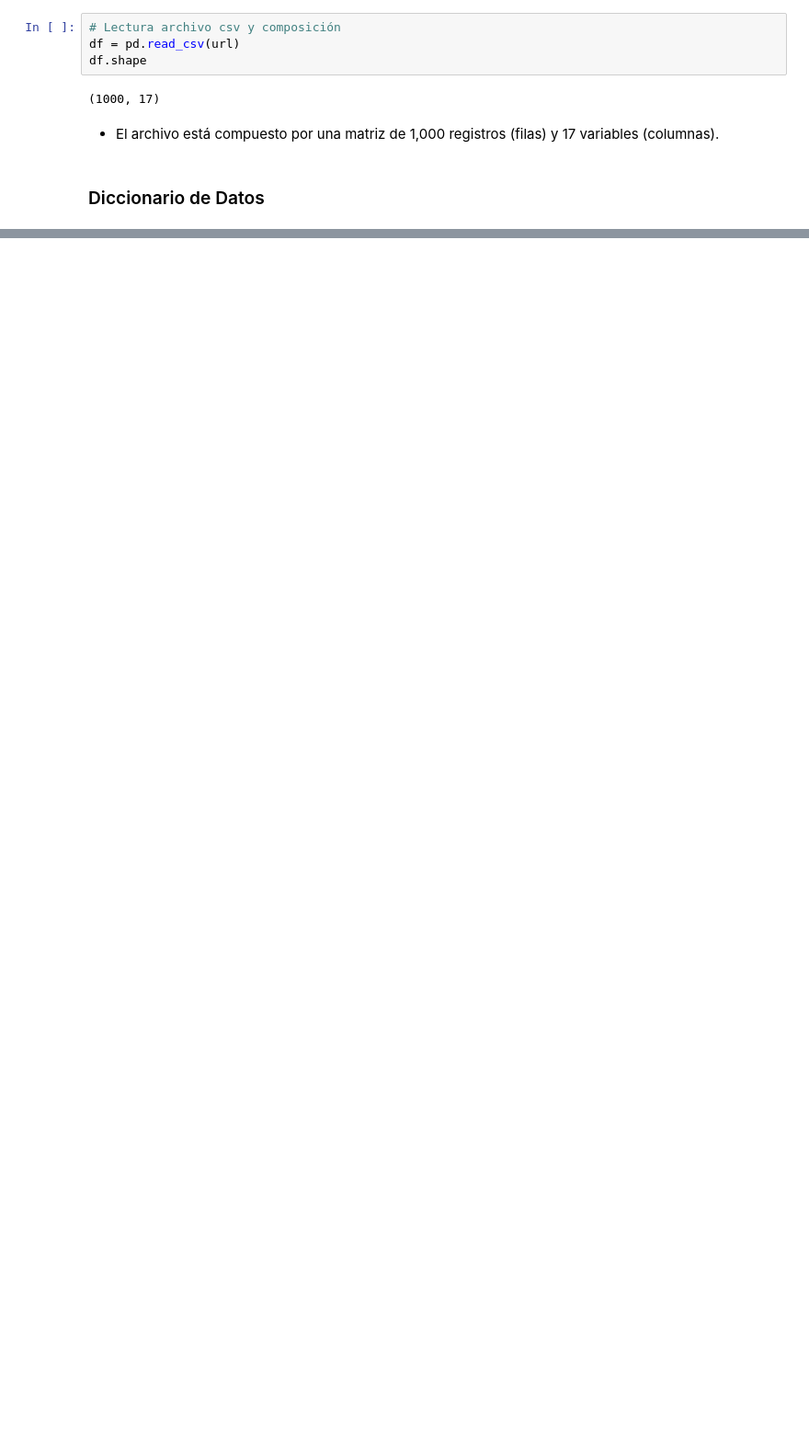
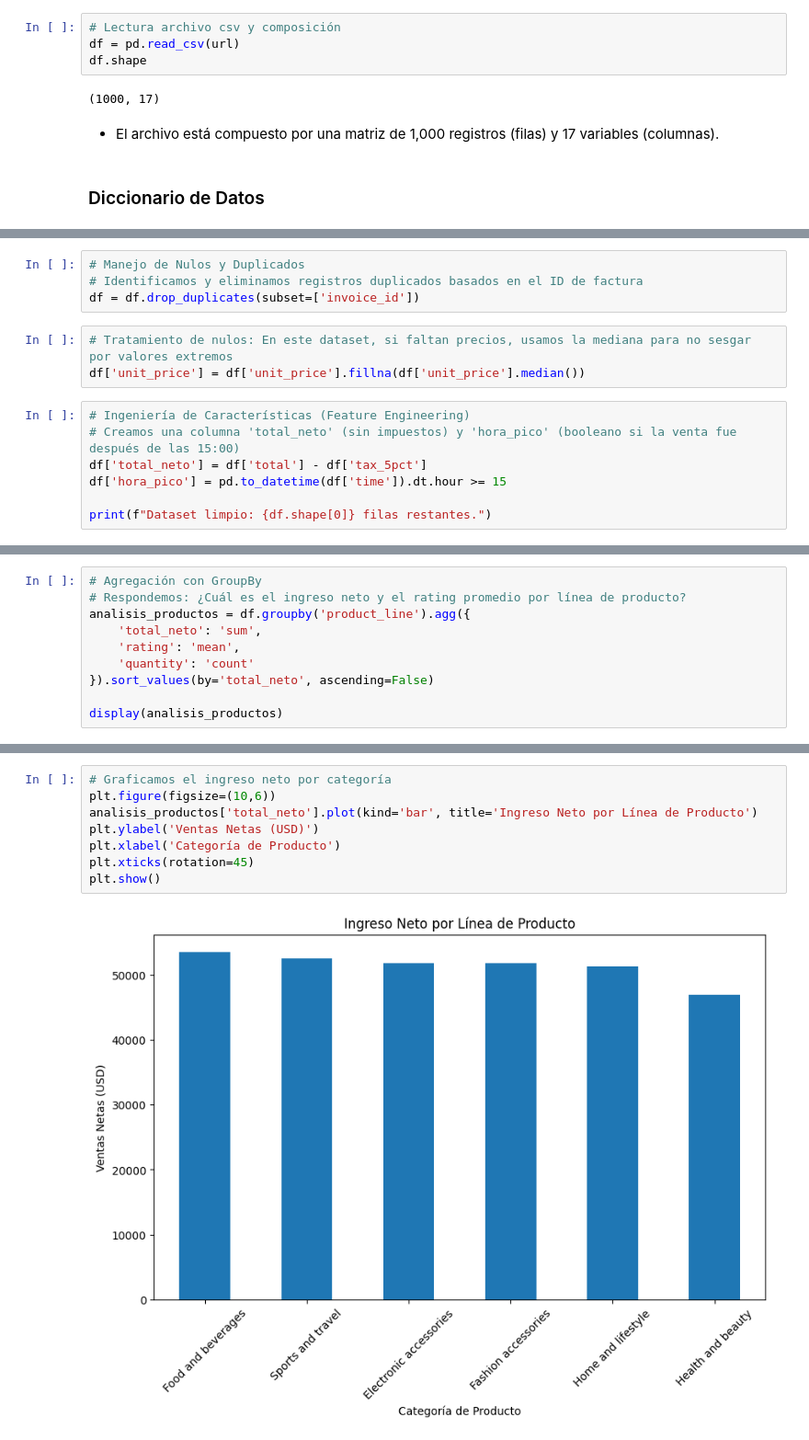
Before and after one commit to DaniGa-Mo/VISUALIZACI-N-Y-AN-LISIS-DE-DATOS-ESTRAT-GICOS-CON-PYTHON, a Jupyter notebook: Daniel_Gallardo_proyecto.ipynb, the cells around one changed output, grey strips where cells are left out. Shown at 92% size. Cells and saved outputs as stored; diff of their text form; blank space fills up the shorter version.

```diff
--- a/Daniel_Gallardo_proyecto.ipynb
+++ b/Daniel_Gallardo_proyecto.ipynb
@@ -147,0 +236,14 @@ display(styled_df)
+# %%
+# Manejo de Nulos y Duplicados
+# Identificamos y eliminamos registros duplicados basados en el ID de factura
+df = df.drop_duplicates(subset=['invoice_id'])
+# %%
+# Tratamiento de nulos: En este dataset, si faltan precios, usamos la mediana para no sesgar por valores extremos
+df['unit_price'] = df['unit_price'].fillna(df['unit_price'].median())
+# %%
+# Ingeniería de Características (Feature Engineering)
+# Creamos una columna 'total_neto' (sin impuestos) y 'hora_pico' (booleano si la venta fue después de las 15:00)
+df['total_neto'] = df['total'] - df['tax_5pct']
+df['hora_pico'] = pd.to_datetime(df['time']).dt.hour >= 15
+
+print(f"Dataset limpio: {df.shape[0]} filas restantes.")
@@ -147,0 +285,10 @@ display(styled_df)
+# %%
+# Agregación con GroupBy
+# Respondemos: ¿Cuál es el ingreso neto y el rating promedio por línea de producto?
+analisis_productos = df.groupby('product_line').agg({
+    'total_neto': 'sum',
+    'rating': 'mean',
+    'quantity': 'count'
+}).sort_values(by='total_neto', ascending=False)
+
+display(analisis_productos)
@@ -147,0 +310,10 @@ display(styled_df)
+# %%
+# Graficamos el ingreso neto por categoría
+plt.figure(figsize=(10,6))
+analisis_productos['total_neto'].plot(kind='bar', title='Ingreso Neto por Línea de Producto')
+plt.ylabel('Ventas Netas (USD)')
+plt.xlabel('Categoría de Producto')
+plt.xticks(rotation=45)
+plt.show()
+# %% [output]
+[figure, added]
```
Also changed, not shown: parts of 35 cells of this notebook.
